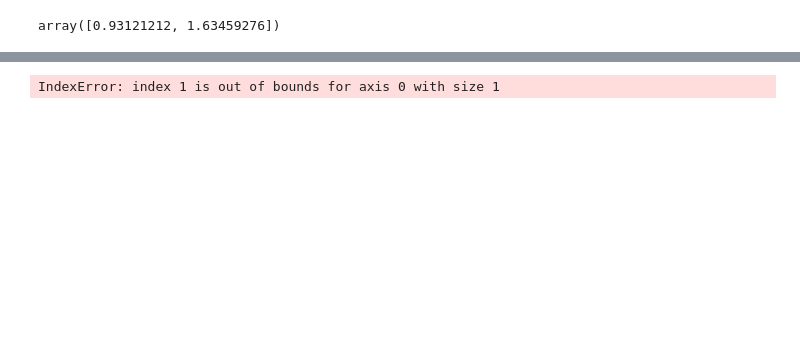
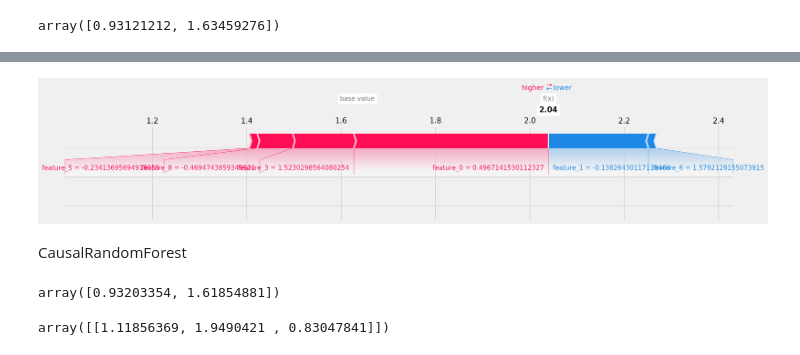
Before and after one commit to uber/causalml, a Jupyter notebook: docs/examples/causal_trees_interpretation.ipynb, the cells around one changed output, grey strips where cells are left out. Saved outputs shown, nothing was run; the diff lists cells and outputs as text; code cells hidden in the pictures; blank space fills up the shorter version.

```diff
--- a/docs/examples/causal_trees_interpretation.ipynb
+++ b/docs/examples/causal_trees_interpretation.ipynb
@@ -145,12 +171,30 @@ IndexError: index 1 is out of bounds for axis 0 with size 1
 # %%
+# CausalTree
 # Tree Explainer for treatment=1
-tree_explainer = shap.TreeExplainer(ctree)
 shap.initjs()
+
+treatment_idx = 1
 shap_values = tree_explainer.shap_values(observation)
-shap.force_plot(tree_explainer.expected_value[1],
-                shap_values[1],
-                observation)
+shap.force_plot(
+    base_value=np.array([tree_explainer.expected_value[treatment_idx]]),
+    shap_values=shap_values[:, :, treatment_idx],
+    features=observation,
+    matplotlib=True
+)
 # %% [output]
 [interactive output not drawn]
-IndexError: index 1 is out of bounds for axis 0 with size 1
+[figure, added]
+# %% [markdown]
+CausalRandomForest
+# %%
+cforest_explainer = shap.TreeExplainer(crforest)
+# Expected values for treatment=0 and treatment=1. i.e. Y|X,T=0 and Y|X,T=1
+cforest_explainer.expected_value
+# %% [output]
+array([0.93203354, 1.61854881])
+# %%
+# (Y|X,T=0, Y|X,T=1,  [Y|X,T=1] - [Y|X,T=0])
+crforest.predict(observation, with_outcomes=True)
+# %% [output]
+array([[1.11856369, 1.9490421 , 0.83047841]])
 # %%
```
Also changed, not shown: parts of 27 cells of this notebook.
